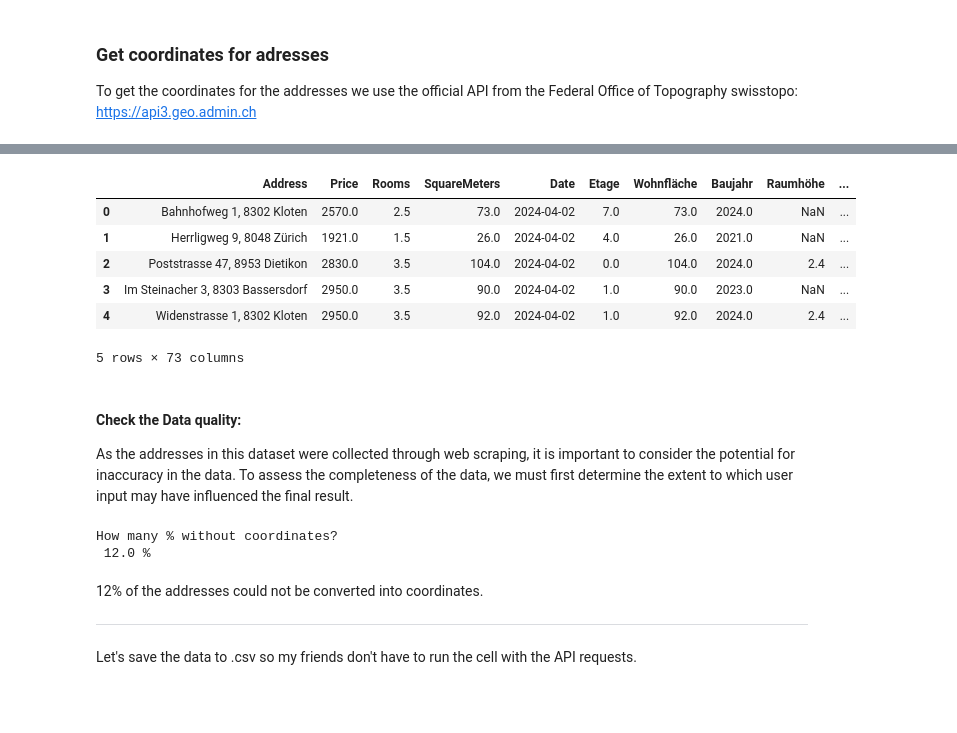
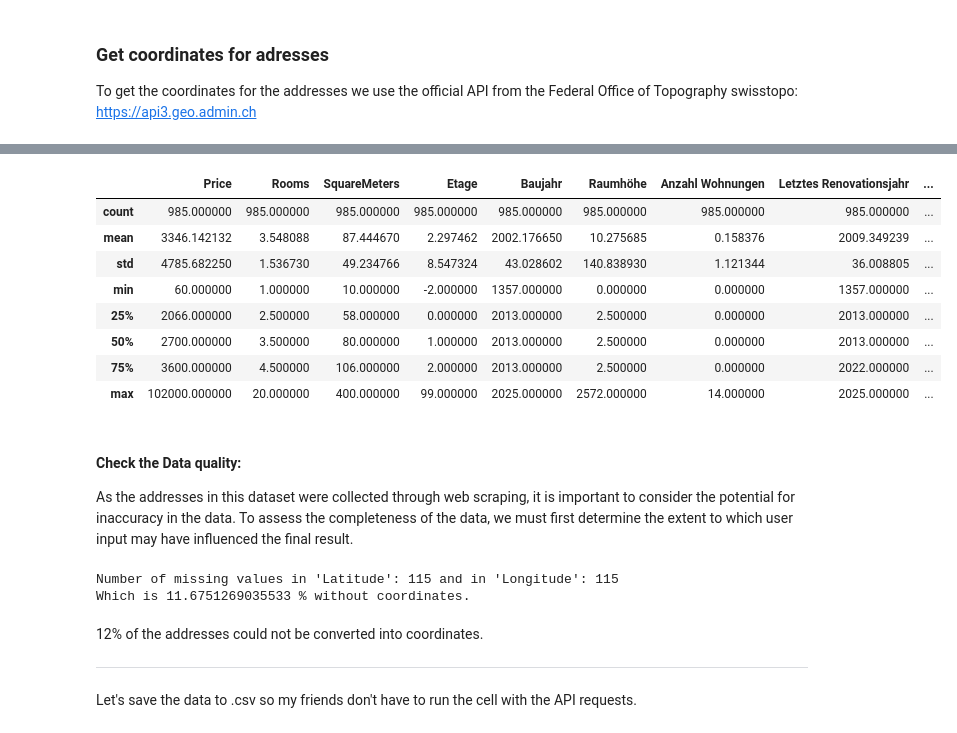
Before and after one commit to meichflo/ADS_Project_group3, a Jupyter notebook: immo-project.ipynb, the cells around one changed output, grey strips where cells are left out. Cells and saved outputs as stored; diff of their text form; code cells hidden in the pictures; blank space fills up the shorter version.

```diff
--- a/immo-project.ipynb
+++ b/immo-project.ipynb
@@ -455,0 +465,4 @@ df_cleansing.drop(columns=[
+# %%
+# Etage
+print("Number of missing values in 'Etage':", df_cleansing['Etage'].isna().sum()) # Count missing values
+df_cleansing['Etage'].fillna(0, inplace=True) # Fill missing values with 0 (ground floor)
@@ -455,0 +471,4 @@ df_cleansing.drop(columns=[
+# %%
+# Raumhöhe
+print("Number of missing values in 'Raumhöhe':", df_cleansing['Raumhöhe'].isna().sum()) # Count missing values
+df_cleansing['Raumhöhe'].fillna(2.5, inplace=True) # Fill missing values with fixed value according to local standards
@@ -455,0 +477,4 @@ df_cleansing.drop(columns=[
+# %%
+# Baujahr
+print("Number of missing values in 'Baujahr':", df_cleansing['Baujahr'].isna().sum()) # Count missing values
+df_cleansing['Baujahr'].fillna(df_cleansing['Baujahr'].median(), inplace=True) # Fill missing values with the median
@@ -455,0 +483,4 @@ df_cleansing.drop(columns=[
+# %%
+# Letztes Renovationsjahr
+print("Number of missing values in 'Letztes Renovationsjahr':", df_cleansing['Letztes Renovationsjahr'].isna().sum()) # Count missing values
+df_cleansing['Letztes Renovationsjahr'].fillna(df_cleansing['Baujahr'], inplace=True)
@@ -521 +574,13 @@ df_encoded['Coordinates'] = df_encoded['Address'].apply(get_coordinates)
+# %%
+df_encoded.describe()
+# %% [output]
+|  | Price | Rooms | SquareMeters | Etage | Baujahr | Raumhöhe | Anzahl Wohnungen | Letztes Renovationsjahr | ... |
+| count | 985.000000 | 985.000000 | 985.000000 | 985.000000 | 985.000000 | 985.000000 | 985.000000 | 985.000000 | ... |
+| mean | 3346.142132 | 3.548088 | 87.444670 | 2.297462 | 2002.176650 | 10.275685 | 0.158376 | 2009.349239 | ... |
+| std | 4785.682250 | 1.536730 | 49.234766 | 8.547324 | 43.028602 | 140.838930 | 1.121344 | 36.008805 | ... |
+| min | 60.000000 | 1.000000 | 10.000000 | -2.000000 | 1357.000000 | 0.000000 | 0.000000 | 1357.000000 | ... |
+| 25% | 2066.000000 | 2.500000 | 58.000000 | 0.000000 | 2013.000000 | 2.500000 | 0.000000 | 2013.000000 | ... |
+| 50% | 2700.000000 | 3.500000 | 80.000000 | 1.000000 | 2013.000000 | 2.500000 | 0.000000 | 2013.000000 | ... |
+| 75% | 3600.000000 | 4.500000 | 106.000000 | 2.000000 | 2013.000000 | 2.500000 | 0.000000 | 2022.000000 | ... |
+| max | 102000.000000 | 20.000000 | 400.000000 | 99.000000 | 2025.000000 | 2572.000000 | 14.000000 | 2025.000000 | ... |
 # %%
@@ -523,23 +587,16 @@ df_encoded[['Latitude', 'Longitude']] = df_encoded['Coordinates'].apply(pd.Serie
 # after we have the coordinates, we can drop the 'Address' column
 df_encoded.drop(columns=['Address', 'Coordinates'], inplace=True)
-# %%
-df_encoded.head()
-# %% [output]
-|  | Address | Price | Rooms | SquareMeters | Date | Etage | Wohnfläche | Baujahr | Raumhöhe | ... |
-| 0 | Bahnhofweg 1, 8302 Kloten | 2570.0 | 2.5 | 73.0 | 2024-04-02 | 7.0 | 73.0 | 2024.0 | NaN | ... |
-| 1 | Herrligweg 9, 8048 Zürich | 1921.0 | 1.5 | 26.0 | 2024-04-02 | 4.0 | 26.0 | 2021.0 | NaN | ... |
-| 2 | Poststrasse 47, 8953 Dietikon | 2830.0 | 3.5 | 104.0 | 2024-04-02 | 0.0 | 104.0 | 2024.0 | 2.4 | ... |
-| 3 | Im Steinacher 3, 8303 Bassersdorf | 2950.0 | 3.5 | 90.0 | 2024-04-02 | 1.0 | 90.0 | 2023.0 | NaN | ... |
-| 4 | Widenstrasse 1, 8302 Kloten | 2950.0 | 3.5 | 92.0 | 2024-04-02 | 1.0 | 92.0 | 2024.0 | 2.4 | ... |
-5 rows × 73 columns
 # %% [markdown]
 #### Check the Data quality:
 As the addresses in this dataset were collected through web scraping, it is important to consider the potential for inaccuracy in the data. To assess the completeness of the data, we must first determine the extent to which user input may have influenced the final result.
-# %%
-print("How many % without coordinates?\n",df_encoded['Coordinates'].value_counts()[(None, None)]*100/df_encoded.shape[0], "%")
-# %% [output]
-How many % without coordinates?
- 12.0 %
+# %%
+print("Number of missing values in 'Latitude':", df_encoded['Latitude'].isna().sum(), "and in 'Longitude':", df_encoded['Longitude'].isna().sum())
+print("Which is", df_encoded['Latitude'].isna().sum() / len(df_encoded) * 100, "% without coordinates.")
+
+# should we just do: .dropna()???
+# %% [output]
+Number of missing values in 'Latitude': 115 and in 'Longitude': 115
+Which is 11.6751269035533 % without coordinates.
 # %% [markdown]
 12% of the addresses could not be converted into coordinates.
 
```
Also changed, not shown: parts of 24 cells of this notebook, 1 other file.
